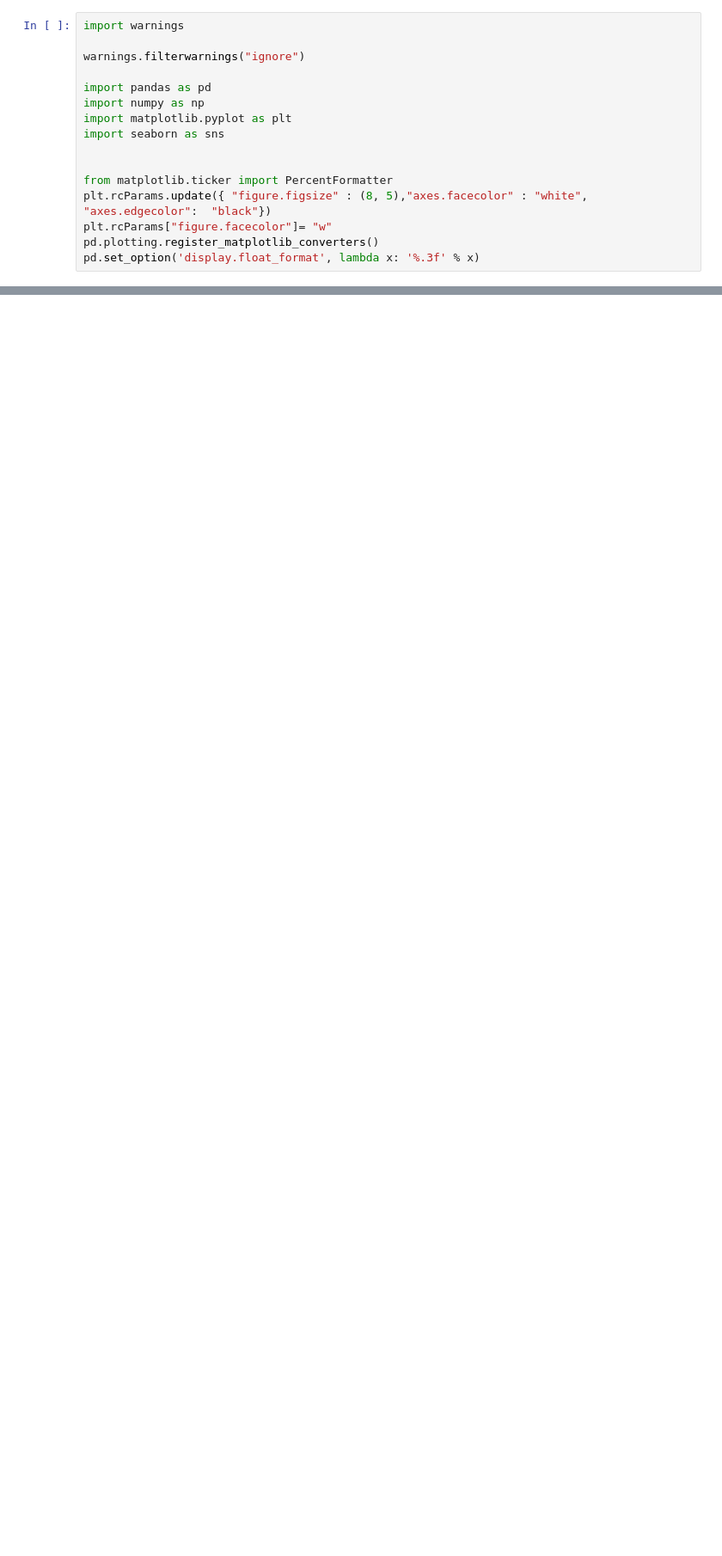
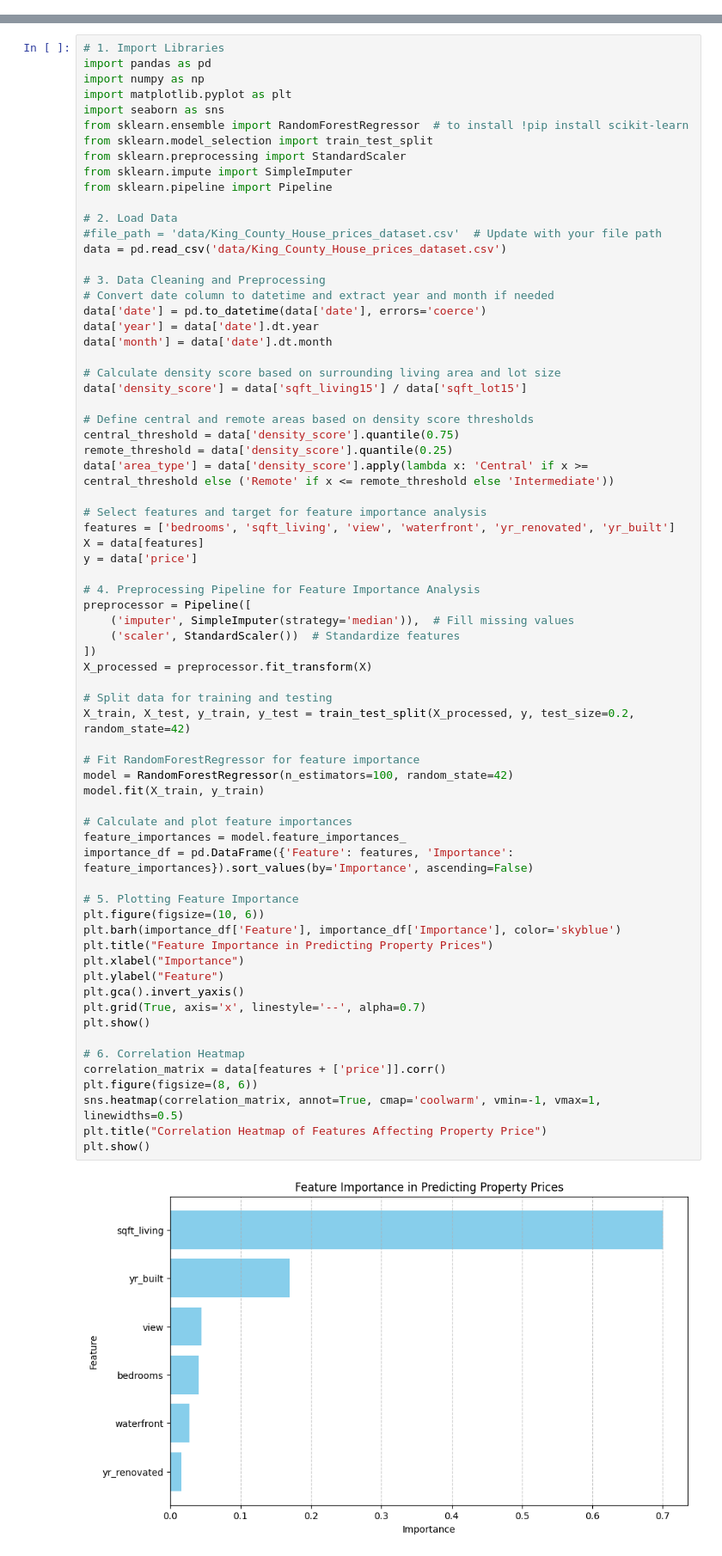
Before and after one commit to ImpromptuCode/dp-eda-project, a Jupyter notebook: EDA.ipynb, the cells around one changed output, grey strips where cells are left out. Shown at 86% size. Cells and saved outputs as stored; diff of their text form; blank space fills up the shorter version.

```diff
--- a/EDA.ipynb
+++ b/EDA.ipynb
@@ -5,16 +0,0 @@
-# %%
-import warnings
-
-warnings.filterwarnings("ignore")
-
-import pandas as pd
-import numpy as np
-import matplotlib.pyplot as plt
-import seaborn as sns
-
-
-from matplotlib.ticker import PercentFormatter
-plt.rcParams.update({ "figure.figsize" : (8, 5),"axes.facecolor" : "white", "axes.edgecolor":  "black"})
-plt.rcParams["figure.facecolor"]= "w"
-pd.plotting.register_matplotlib_converters()
-pd.set_option('display.float_format', lambda x: '%.3f' % x)
@@ -47,0 +1,71 @@ memory usage: 3.5+ MB
+# %%
+# 1. Import Libraries
+import pandas as pd
+import numpy as np
+import matplotlib.pyplot as plt
+import seaborn as sns
+from sklearn.ensemble import RandomForestRegressor  # to install !pip install scikit-learn
+from sklearn.model_selection import train_test_split
+from sklearn.preprocessing import StandardScaler
+from sklearn.impute import SimpleImputer
+from sklearn.pipeline import Pipeline
+
+# 2. Load Data
+#file_path = 'data/King_County_House_prices_dataset.csv'  # Update with your file path
+data = pd.read_csv('data/King_County_House_prices_dataset.csv')
+
+# 3. Data Cleaning and Preprocessing
+# Convert date column to datetime and extract year and month if needed
+data['date'] = pd.to_datetime(data['date'], errors='coerce')
+data['year'] = data['date'].dt.year
+data['month'] = data['date'].dt.month
+
+# Calculate density score based on surrounding living area and lot size
+data['density_score'] = data['sqft_living15'] / data['sqft_lot15']
+
+# Define central and remote areas based on density score thresholds
+central_threshold = data['density_score'].quantile(0.75)
+remote_threshold = data['density_score'].quantile(0.25)
+data['area_type'] = data['density_score'].apply(lambda x: 'Central' if x >= central_threshold else ('Remote' if x <= remote_threshold else 'Intermediate'))
+
+# Select features and target for feature importance analysis
+features = ['bedrooms', 'sqft_living', 'view', 'waterfront', 'yr_renovated', 'yr_built']
+X = data[features]
+y = data['price']
+
+# 4. Preprocessing Pipeline for Feature Importance Analysis
+preprocessor = Pipeline([
+    ('imputer', SimpleImputer(strategy='median')),  # Fill missing values
+    ('scaler', StandardScaler())  # Standardize features
+])
+X_processed = preprocessor.fit_transform(X)
+
+# Split data for training and testing
+X_train, X_test, y_train, y_test = train_test_split(X_processed, y, test_size=0.2, random_state=42)
+
+# Fit RandomForestRegressor for feature importance
+model = RandomForestRegressor(n_estimators=100, random_state=42)
+model.fit(X_train, y_train)
+
+# Calculate and plot feature importances
+feature_importances = model.feature_importances_
+importance_df = pd.DataFrame({'Feature': features, 'Importance': feature_importances}).sort_values(by='Importance', ascending=False)
+
+# 5. Plotting Feature Importance
+plt.figure(figsize=(10, 6))
+plt.barh(importance_df['Feature'], importance_df['Importance'], color='skyblue')
+plt.title("Feature Importance in Predicting Property Prices")
+plt.xlabel("Importance")
+plt.ylabel("Feature")
+plt.gca().invert_yaxis()
+plt.grid(True, axis='x', linestyle='--', alpha=0.7)
+plt.show()
+
+# 6. Correlation Heatmap
+correlation_matrix = data[features + ['price']].corr()
+plt.figure(figsize=(8, 6))
+sns.heatmap(correlation_matrix, annot=True, cmap='coolwarm', vmin=-1, vmax=1, linewidths=0.5)
+plt.title("Correlation Heatmap of Features Affecting Property Price")
+plt.show()
+# %% [output]
+[figure, added]
```
Also changed, not shown: parts of 6 cells of this notebook, 2 other files.
